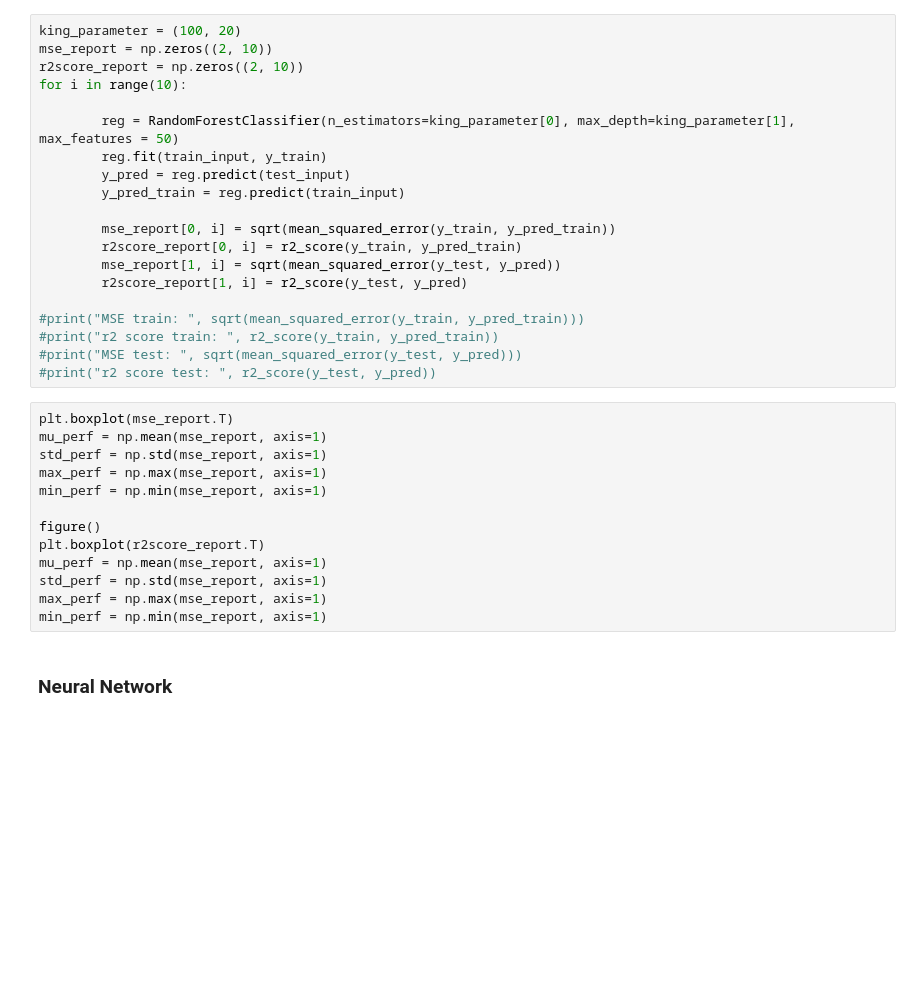
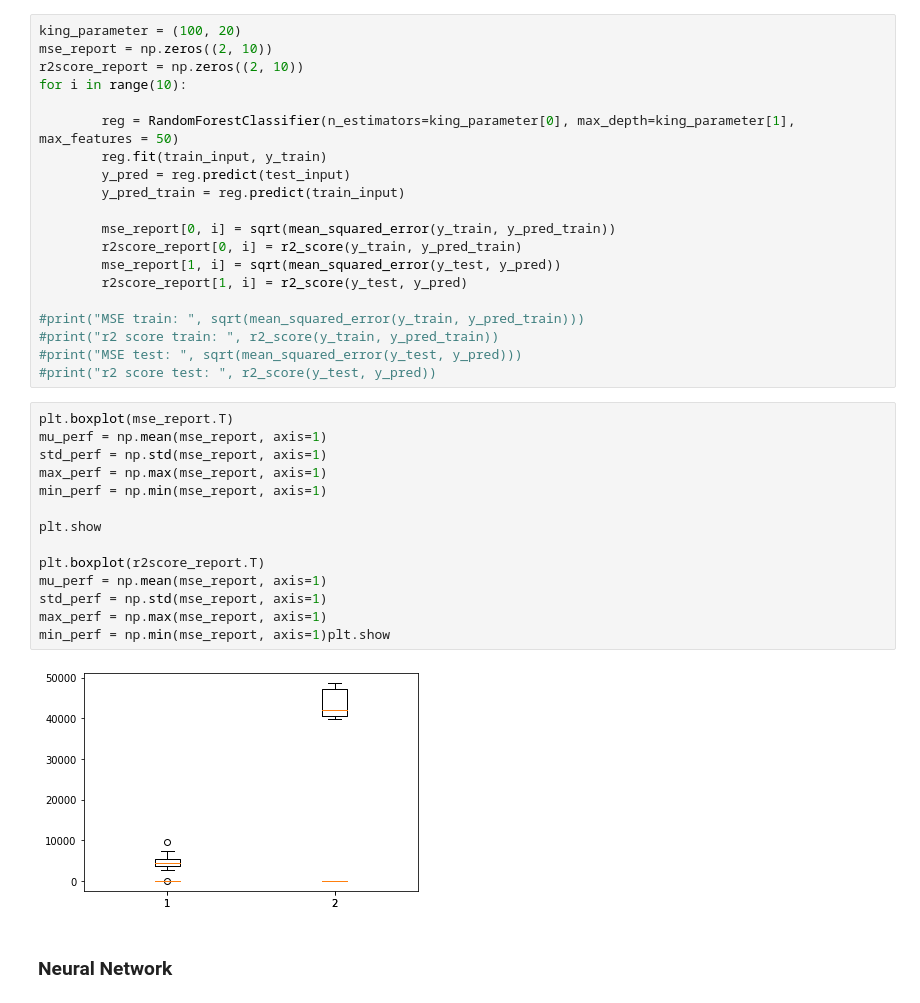
Before and after one commit to BenInTheBox/DataScienceInPractice, a Jupyter notebook: project/code.ipynb, the cells around one changed output. Cells and saved outputs as stored; diff of their text form; blank space fills up the shorter version.

```diff
--- a/project/code.ipynb
+++ b/project/code.ipynb
@@ -836,16 +898,19 @@ for i in range(10):
 # %%
 plt.boxplot(mse_report.T)
 mu_perf = np.mean(mse_report, axis=1)
 std_perf = np.std(mse_report, axis=1)
 max_perf = np.max(mse_report, axis=1)
 min_perf = np.min(mse_report, axis=1)
 
-figure()
+plt.show
+
 plt.boxplot(r2score_report.T)
 mu_perf = np.mean(mse_report, axis=1)
 std_perf = np.std(mse_report, axis=1)
 max_perf = np.max(mse_report, axis=1)
-min_perf = np.min(mse_report, axis=1)
+min_perf = np.min(mse_report, axis=1)plt.show
+# %% [output]
+[figure, added]
 # %% [markdown]
 ### Neural Network
 # %%
```
Also changed, not shown: parts of 23 cells of this notebook.
